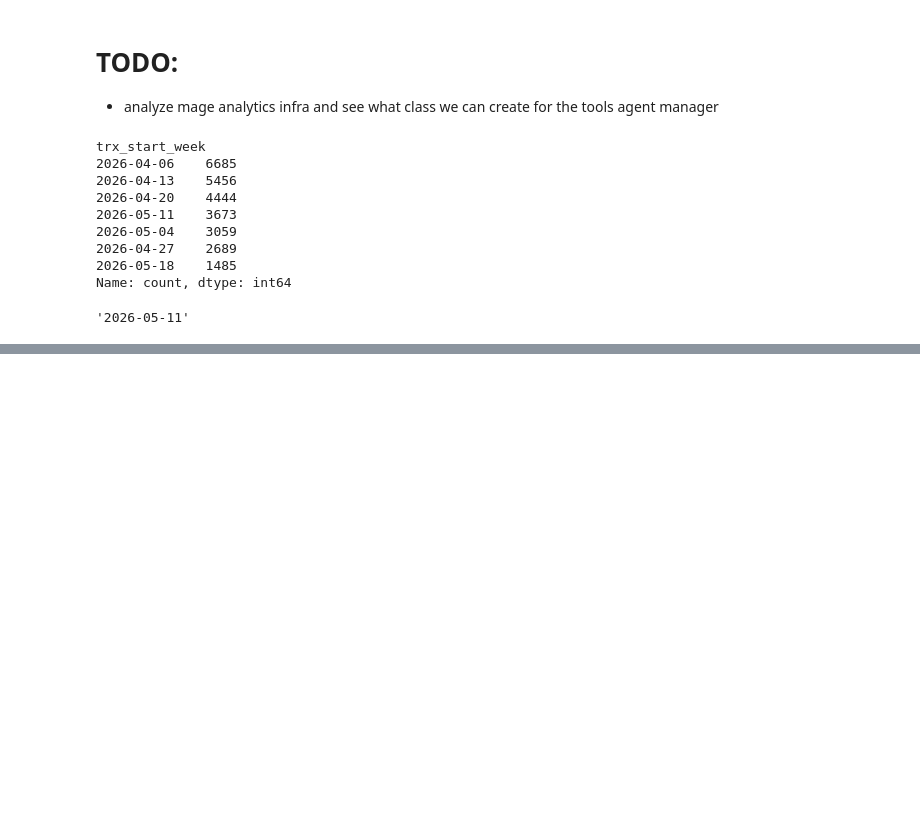
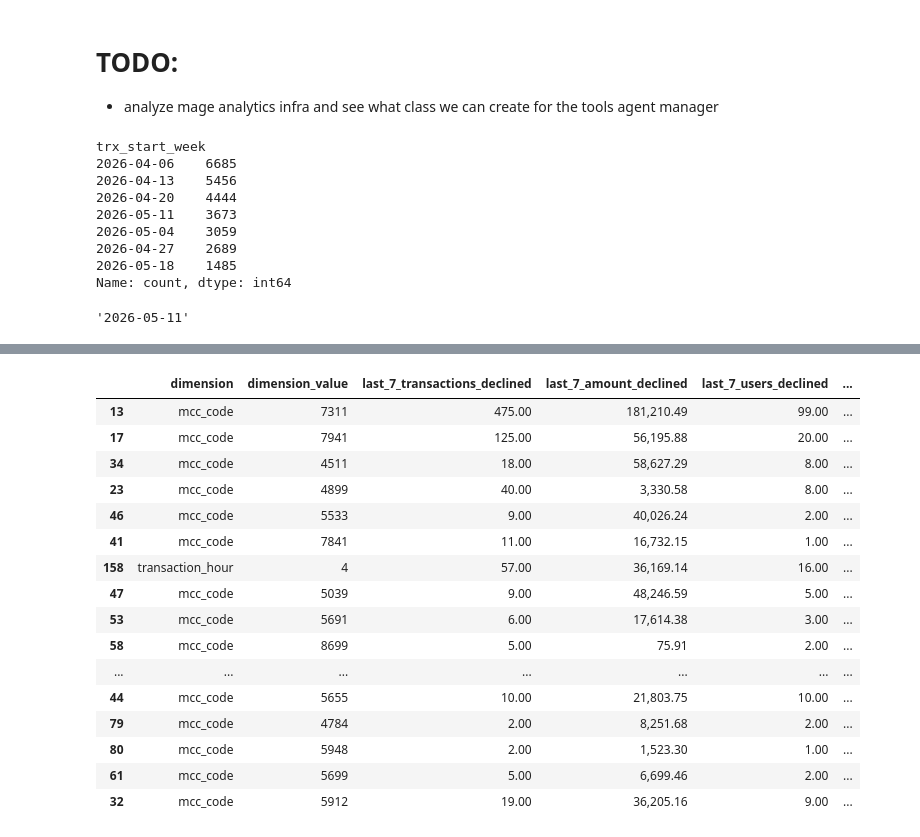
Before and after one commit to camila-cusi-klar/fraud-agentic-ai, a Jupyter notebook: analyze-fraud-rules/cpc-analyze-fraud-rules.ipynb, the cells around one changed output, grey strips where cells are left out. Saved outputs shown, nothing was run; the diff lists cells and outputs as text; code cells hidden in the pictures; blank space fills up the shorter version.

```diff
--- a/analyze-fraud-rules/cpc-analyze-fraud-rules.ipynb
+++ b/analyze-fraud-rules/cpc-analyze-fraud-rules.ipynb
@@ -256,0 +576,2 @@ week_analysis[
+# %%
+df = pd.read_sql_query(full_fraud_query, get_db_conn())
@@ -256,0 +587,11 @@ week_analysis[
+# %%
+today = datetime.today()
+
+# Calculate the start of the current week (Monday as the start of the week)
+current_week_start = today - timedelta(days=today.weekday())
+
+# Generate a list of week start dates for the last 7 days and earlier weeks
+df["trx_start_week"] = df["timestamp_mx_created_at"].apply(
+    lambda x: (current_week_start - timedelta(weeks=(current_week_start - x).days // 7)).date()
+)
+df["trx_start_week"] = pd.to_datetime(df["trx_start_week"])
@@ -256,0 +875,29 @@ week_analysis[
+# %%
+top_decline_increase_drivers = all_dimension_breakdowns.sort_values(
+    [
+        "transactions_declined_change",
+        "amount_declined_change",
+        "users_declined_change",
+    ],
+    ascending=False,
+).head(25)
+
+top_decline_increase_drivers
+# %% [output]
+|  | dimension | dimension_value | last_7_transactions_declined | last_7_amount_declined | last_7_users_declined | ... |
+| 13 | mcc_code | 7311 | 475.00 | 181,210.49 | 99.00 | ... |
+| 17 | mcc_code | 7941 | 125.00 | 56,195.88 | 20.00 | ... |
+| 34 | mcc_code | 4511 | 18.00 | 58,627.29 | 8.00 | ... |
+| 23 | mcc_code | 4899 | 40.00 | 3,330.58 | 8.00 | ... |
+| 46 | mcc_code | 5533 | 9.00 | 40,026.24 | 2.00 | ... |
+| 41 | mcc_code | 7841 | 11.00 | 16,732.15 | 1.00 | ... |
+| 158 | transaction_hour | 4 | 57.00 | 36,169.14 | 16.00 | ... |
+| 47 | mcc_code | 5039 | 9.00 | 48,246.59 | 5.00 | ... |
+| 53 | mcc_code | 5691 | 6.00 | 17,614.38 | 3.00 | ... |
+| 58 | mcc_code | 8699 | 5.00 | 75.91 | 2.00 | ... |
+| ... | ... | ... | ... | ... | ... | ... |
+| 44 | mcc_code | 5655 | 10.00 | 21,803.75 | 10.00 | ... |
+| 79 | mcc_code | 4784 | 2.00 | 8,251.68 | 2.00 | ... |
+| 80 | mcc_code | 5948 | 2.00 | 1,523.30 | 1.00 | ... |
+| 61 | mcc_code | 5699 | 5.00 | 6,699.46 | 2.00 | ... |
+| 32 | mcc_code | 5912 | 19.00 | 36,205.16 | 9.00 | ... |
```
Also changed, not shown: parts of 24 cells of this notebook.
